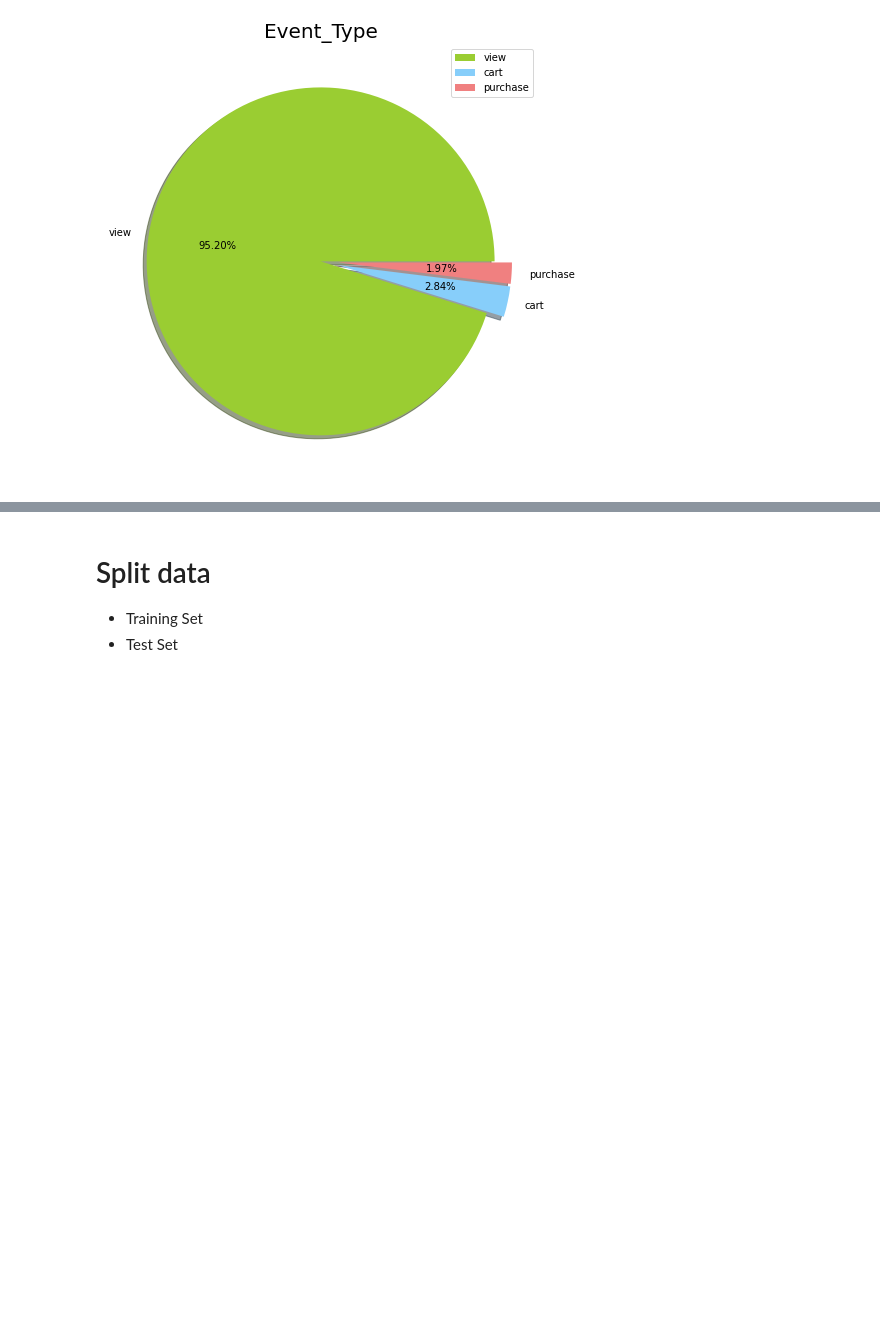
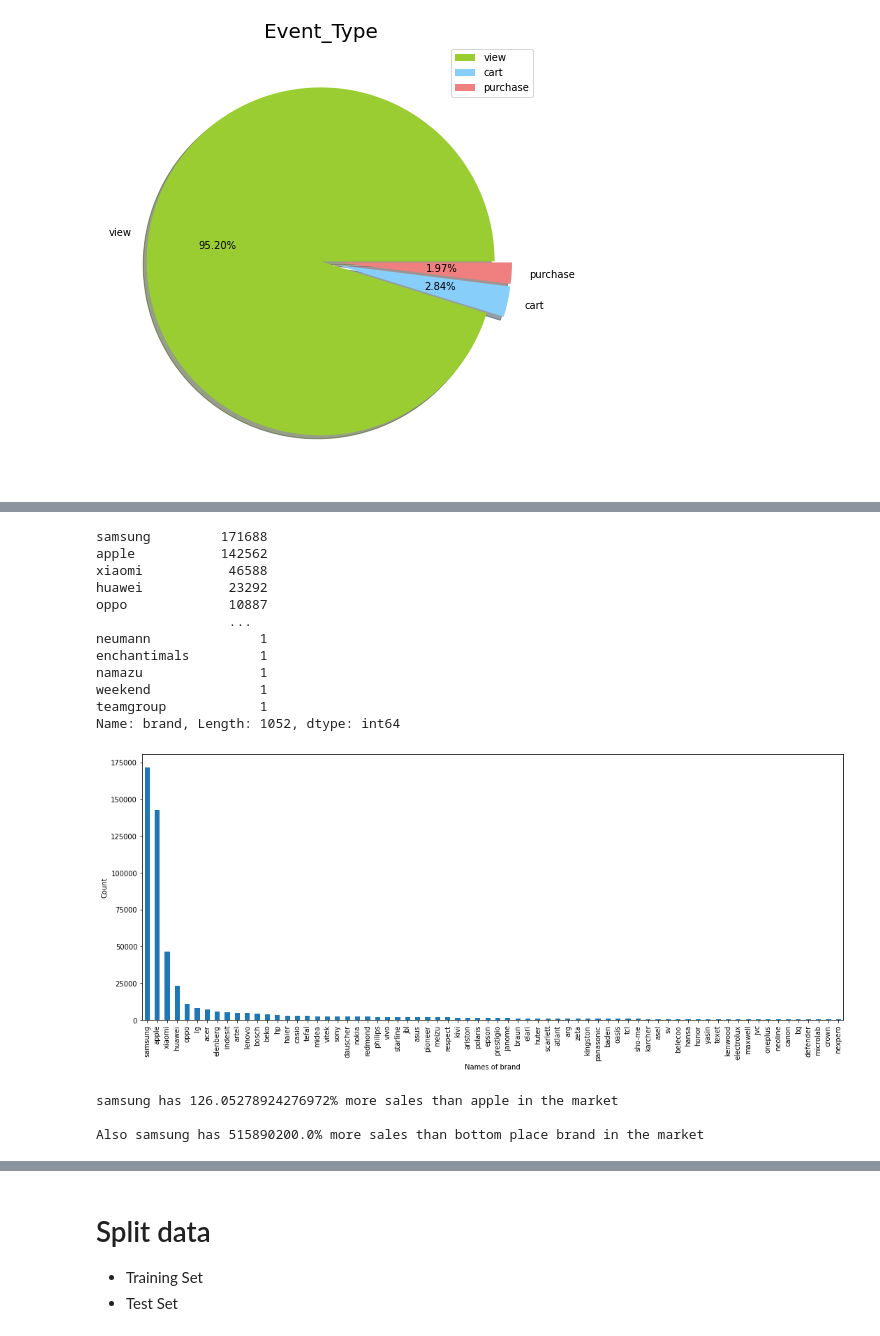
Before and after one commit to Senoirpro/Product-recommendation-for-e-commerce, a Jupyter notebook: Back-end/Machine Learning/last/senoir.ipynb, the cells around one changed output, grey strips where cells are left out. Cells and saved outputs as stored; diff of their text form; code cells hidden in the pictures; blank space fills up the shorter version.

```diff
--- a/Back-end/Machine Learning/last/senoir.ipynb
+++ b/Back-end/Machine Learning/last/senoir.ipynb
@@ -143 +202,3 @@ data_frame.describe()
+# %%
+df = data_frame.drop(columns = ['Unnamed: 0'])
 # %%
@@ -236,0 +330,31 @@ plt.show()
+# %%
+d = df1.loc[df['event_type'].isin(['purchase'])].drop_duplicates()
+print(d['brand'].value_counts())
+d['brand'].value_counts().head(70).plot.bar(figsize =(18,7))
+plt.xlabel('Names of brand')
+plt.ylabel('Count')
+plt.show()
+# %% [output]
+samsung         171688
+apple           142562
+xiaomi           46588
+huawei           23292
+oppo             10887
+                 ...
+neumann              1
+enchantimals         1
+namazu               1
+weekend              1
+teamgroup            1
+Name: brand, Length: 1052, dtype: int64
+[figure, added]
+# %%
+top_brand = df1['brand'].value_counts()[0]
+second_brand = df1['brand'].value_counts()[1]
+last_brand = df1['brand'].value_counts()[-1]
+print("samsung has " +str((top_brand/second_brand)*100)+"% more sales than apple in the market \n")
+print("Also samsung has " +str((top_brand/last_brand)*100)+"% more sales than bottom place brand in the market")
+# %% [output]
+samsung has 126.05278924276972% more sales than apple in the market
+
+Also samsung has 515890200.0% more sales than bottom place brand in the market
```
Also changed, not shown: parts of 24 cells of this notebook.
